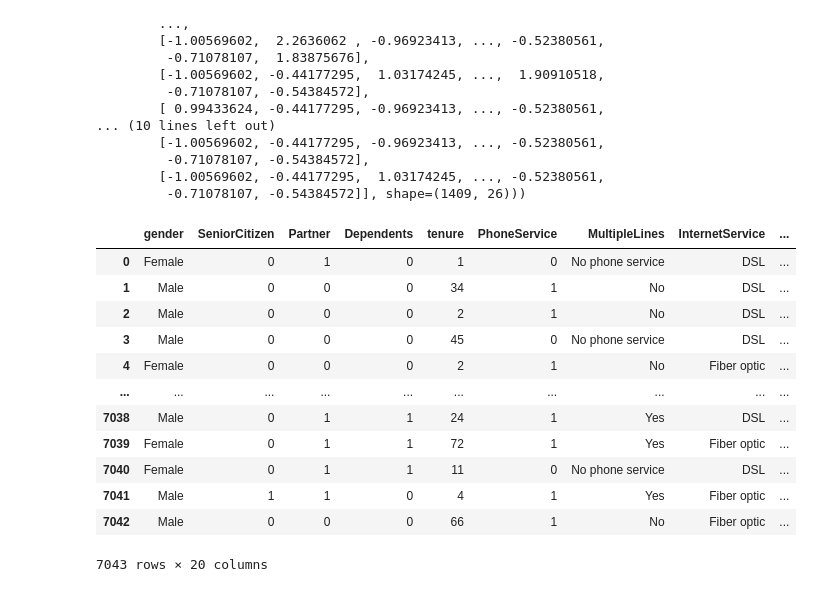
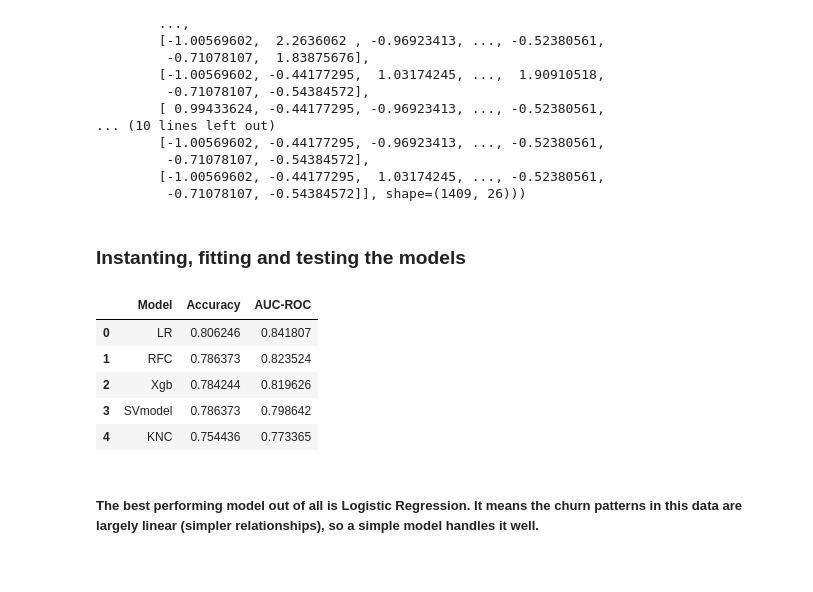
Before and after one commit to dibbu-shrma/Customer-Churn-Prediction, a Jupyter notebook: notebooks/training.ipynb, the cells around one changed output. Drawn from its saved outputs; the diff is of its cells as text; code cells hidden in the pictures.

Commit message:
Model training and tuning

```diff
--- a/notebooks/training.ipynb
+++ b/notebooks/training.ipynb
@@ -96,18 +98,46 @@ X_train_sc,X_test_sc
          -0.71078107, -0.54384572],
         [-1.00569602, -0.44177295,  1.03174245, ..., -0.52380561,
          -0.71078107, -0.54384572]], shape=(1409, 26)))
+# %% [markdown]
+### Instanting, fitting and testing the models
 # %%
+from sklearn.ensemble import RandomForestClassifier
+from sklearn.linear_model import LogisticRegression
+from sklearn.neighbors import KNeighborsClassifier
+from sklearn.svm import SVC
+from xgboost import XGBClassifier
+from sklearn.metrics import roc_auc_score, accuracy_score
+
+np.random.seed(42)
+models={
+    "RFC" : RandomForestClassifier(),
+    "LR" : LogisticRegression(),
+    "KNC" : KNeighborsClassifier(),
+    "SVmodel" : SVC(probability=True),
+    "Xgb" : XGBClassifier()
+}
+
+results=[]
+
+for name,model in models.items():
+    model.fit(X_train_sc,y_train)
+    y_preds = model.predict(X_test_sc)
+    y_probs = model.predict_proba(X_test_sc)[:, 1]
+
+    results.append({
+        "Model" : name,
+        "Accuracy" : accuracy_score(y_test,y_preds),
+        "AUC-ROC" : roc_auc_score(y_test, y_probs)
+    })
+
+results_df = pd.DataFrame(results).sort_values('AUC-ROC', ascending=False).reset_index(drop=True)
+results_df
 # %% [output]
-|  | gender | SeniorCitizen | Partner | Dependents | tenure | PhoneService | MultipleLines | InternetService | ... |
-| 0 | Female | 0 | 1 | 0 | 1 | 0 | No phone service | DSL | ... |
-| 1 | Male | 0 | 0 | 0 | 34 | 1 | No | DSL | ... |
-| 2 | Male | 0 | 0 | 0 | 2 | 1 | No | DSL | ... |
-| 3 | Male | 0 | 0 | 0 | 45 | 0 | No phone service | DSL | ... |
-| 4 | Female | 0 | 0 | 0 | 2 | 1 | No | Fiber optic | ... |
-| ... | ... | ... | ... | ... | ... | ... | ... | ... | ... |
-| 7038 | Male | 0 | 1 | 1 | 24 | 1 | Yes | DSL | ... |
-| 7039 | Female | 0 | 1 | 1 | 72 | 1 | Yes | Fiber optic | ... |
-| 7040 | Female | 0 | 1 | 1 | 11 | 0 | No phone service | DSL | ... |
-| 7041 | Male | 1 | 1 | 0 | 4 | 1 | Yes | Fiber optic | ... |
-| 7042 | Male | 0 | 0 | 0 | 66 | 1 | No | Fiber optic | ... |
+|  | Model | Accuracy | AUC-ROC |
+| 0 | LR | 0.806246 | 0.841807 |
+| 1 | RFC | 0.786373 | 0.823524 |
+| 2 | Xgb | 0.784244 | 0.819626 |
+| 3 | SVmodel | 0.786373 | 0.798642 |
+| 4 | KNC | 0.754436 | 0.773365 |
-7043 rows × 20 columns
+# %% [markdown]
+##### The best performing model out of all is Logistic Regression. It means the churn patterns in this data are largely linear (simpler relationships), so a simple model handles it well.
```
Also changed, not shown: parts of 12 cells of this notebook.
